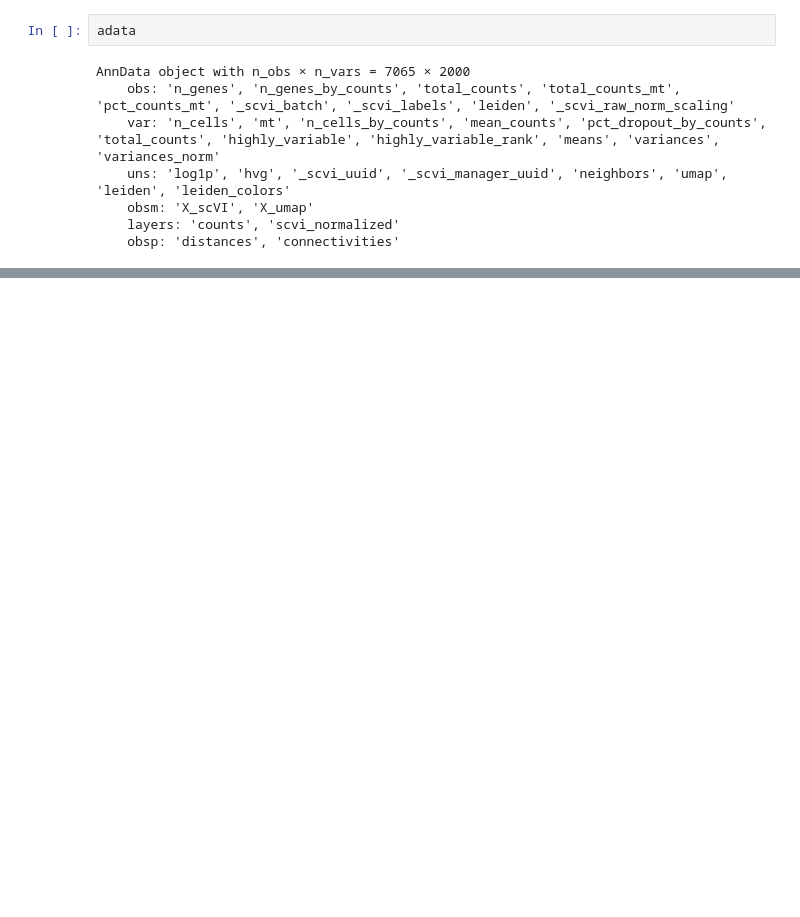
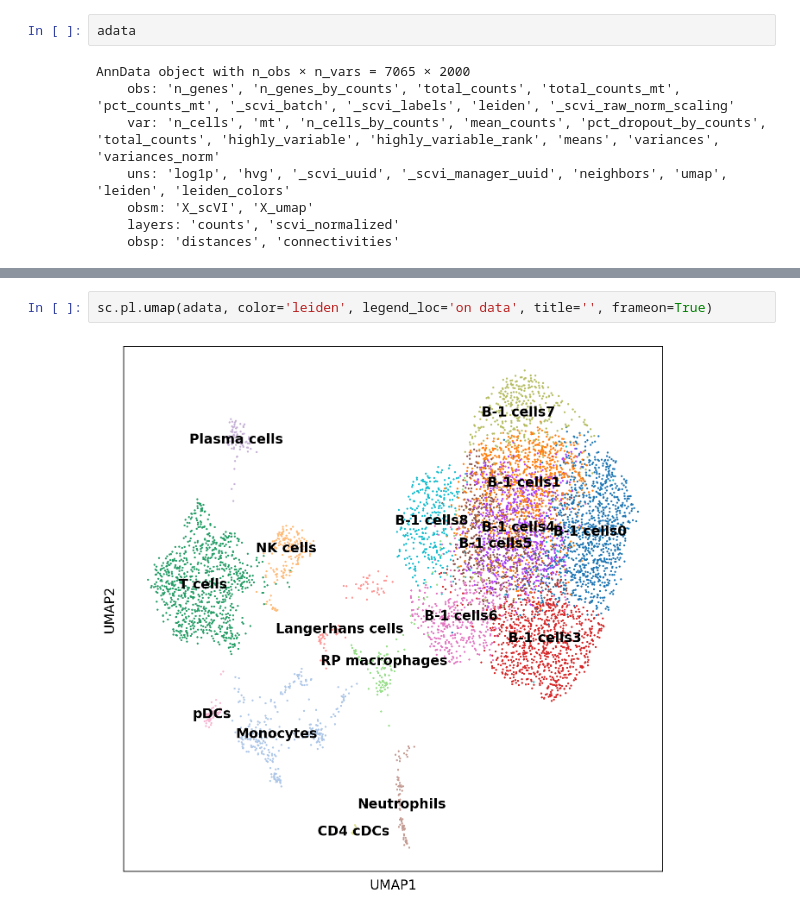
Before and after one commit to lincolnwu/scvi_practice, a Jupyter notebook: single_cell_murine.ipynb, the cells around one changed output, grey strips where cells are left out. Drawn from its saved outputs; the diff is of its cells as text; blank space fills up the shorter version.

```diff
--- a/single_cell_murine.ipynb
+++ b/single_cell_murine.ipynb
@@ -326,0 +343,4 @@ AnnData object with n_obs × n_vars = 7065 × 2000
+# %%
+sc.pl.umap(adata, color='leiden', legend_loc='on data', title='', frameon=True)
+# %% [output]
+[figure, added]
```
Also changed, not shown: parts of 7 cells of this notebook.
